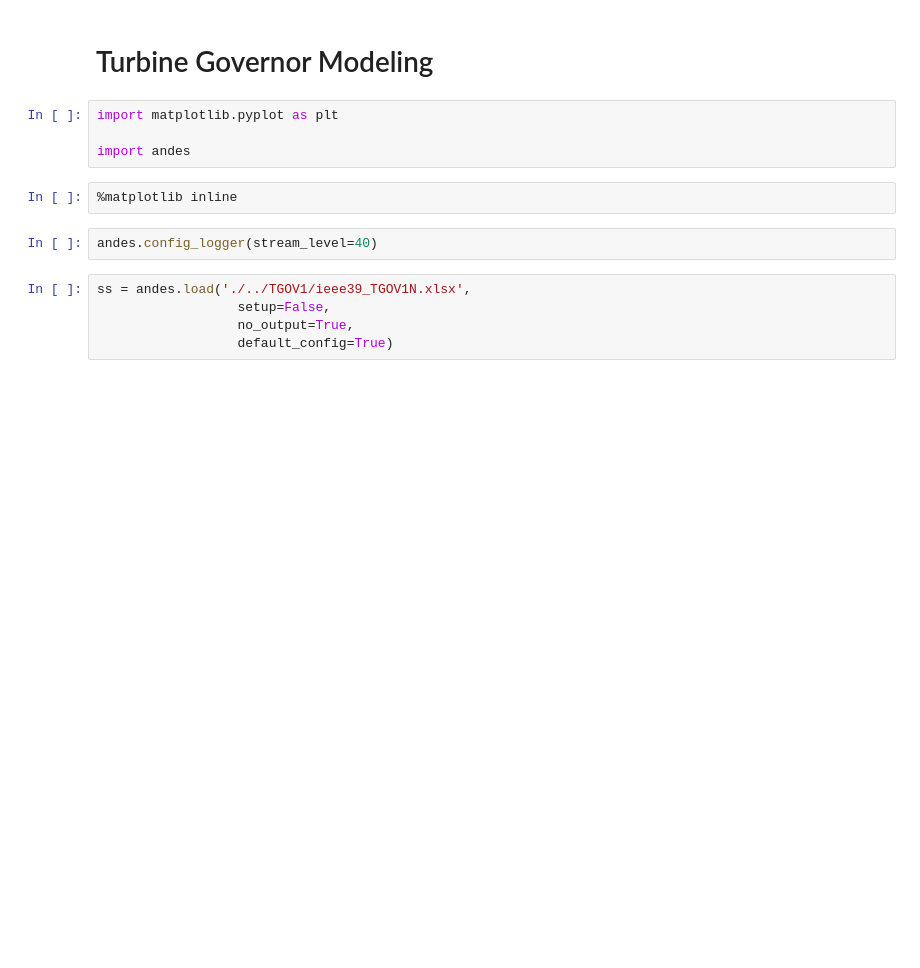
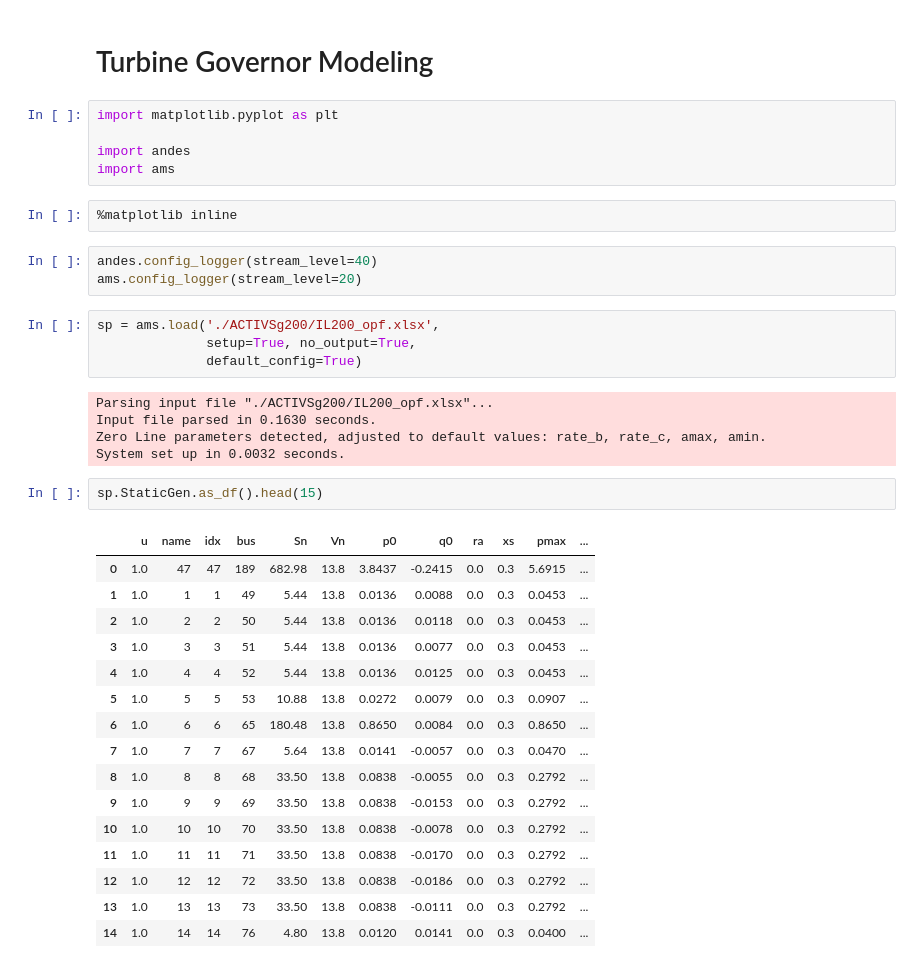
Before and after one commit to jinningwang/thermal_inertia, a Jupyter notebook: TurbineGov.ipynb, the cells around one changed output. Cells and saved outputs as stored; diff of their text form; blank space fills up the shorter version.

```diff
--- a/TurbineGov.ipynb
+++ b/TurbineGov.ipynb
@@ -4,12 +4,37 @@
 import matplotlib.pyplot as plt
 
 import andes
+import ams
 # %%
 %matplotlib inline
 # %%
 andes.config_logger(stream_level=40)
+ams.config_logger(stream_level=20)
 # %%
-ss = andes.load('./../TGOV1/ieee39_TGOV1N.xlsx',
-                  setup=False,
-                  no_output=True,
-                  default_config=True)
+sp = ams.load('./ACTIVSg200/IL200_opf.xlsx',
+              setup=True, no_output=True,
+              default_config=True)
+# %% [output]
+Parsing input file "./ACTIVSg200/IL200_opf.xlsx"...
+Input file parsed in 0.1630 seconds.
+Zero Line parameters detected, adjusted to default values: rate_b, rate_c, amax, amin.
+System set up in 0.0032 seconds.
+# %%
+sp.StaticGen.as_df().head(15)
+# %% [output]
+|  | u | name | idx | bus | Sn | Vn | p0 | q0 | ra | xs | pmax | ... |
+| 0 | 1.0 | 47 | 47 | 189 | 682.98 | 13.8 | 3.8437 | -0.2415 | 0.0 | 0.3 | 5.6915 | ... |
+| 1 | 1.0 | 1 | 1 | 49 | 5.44 | 13.8 | 0.0136 | 0.0088 | 0.0 | 0.3 | 0.0453 | ... |
+| 2 | 1.0 | 2 | 2 | 50 | 5.44 | 13.8 | 0.0136 | 0.0118 | 0.0 | 0.3 | 0.0453 | ... |
+| 3 | 1.0 | 3 | 3 | 51 | 5.44 | 13.8 | 0.0136 | 0.0077 | 0.0 | 0.3 | 0.0453 | ... |
+| 4 | 1.0 | 4 | 4 | 52 | 5.44 | 13.8 | 0.0136 | 0.0125 | 0.0 | 0.3 | 0.0453 | ... |
+| 5 | 1.0 | 5 | 5 | 53 | 10.88 | 13.8 | 0.0272 | 0.0079 | 0.0 | 0.3 | 0.0907 | ... |
+| 6 | 1.0 | 6 | 6 | 65 | 180.48 | 13.8 | 0.8650 | 0.0084 | 0.0 | 0.3 | 0.8650 | ... |
+| 7 | 1.0 | 7 | 7 | 67 | 5.64 | 13.8 | 0.0141 | -0.0057 | 0.0 | 0.3 | 0.0470 | ... |
+| 8 | 1.0 | 8 | 8 | 68 | 33.50 | 13.8 | 0.0838 | -0.0055 | 0.0 | 0.3 | 0.2792 | ... |
+| 9 | 1.0 | 9 | 9 | 69 | 33.50 | 13.8 | 0.0838 | -0.0153 | 0.0 | 0.3 | 0.2792 | ... |
+| 10 | 1.0 | 10 | 10 | 70 | 33.50 | 13.8 | 0.0838 | -0.0078 | 0.0 | 0.3 | 0.2792 | ... |
+| 11 | 1.0 | 11 | 11 | 71 | 33.50 | 13.8 | 0.0838 | -0.0170 | 0.0 | 0.3 | 0.2792 | ... |
+| 12 | 1.0 | 12 | 12 | 72 | 33.50 | 13.8 | 0.0838 | -0.0186 | 0.0 | 0.3 | 0.2792 | ... |
+| 13 | 1.0 | 13 | 13 | 73 | 33.50 | 13.8 | 0.0838 | -0.0111 | 0.0 | 0.3 | 0.2792 | ... |
+| 14 | 1.0 | 14 | 14 | 76 | 4.80 | 13.8 | 0.0120 | 0.0141 | 0.0 | 0.3 | 0.0400 | ... |
```
Also changed, not shown: parts of 7 cells of this notebook.
